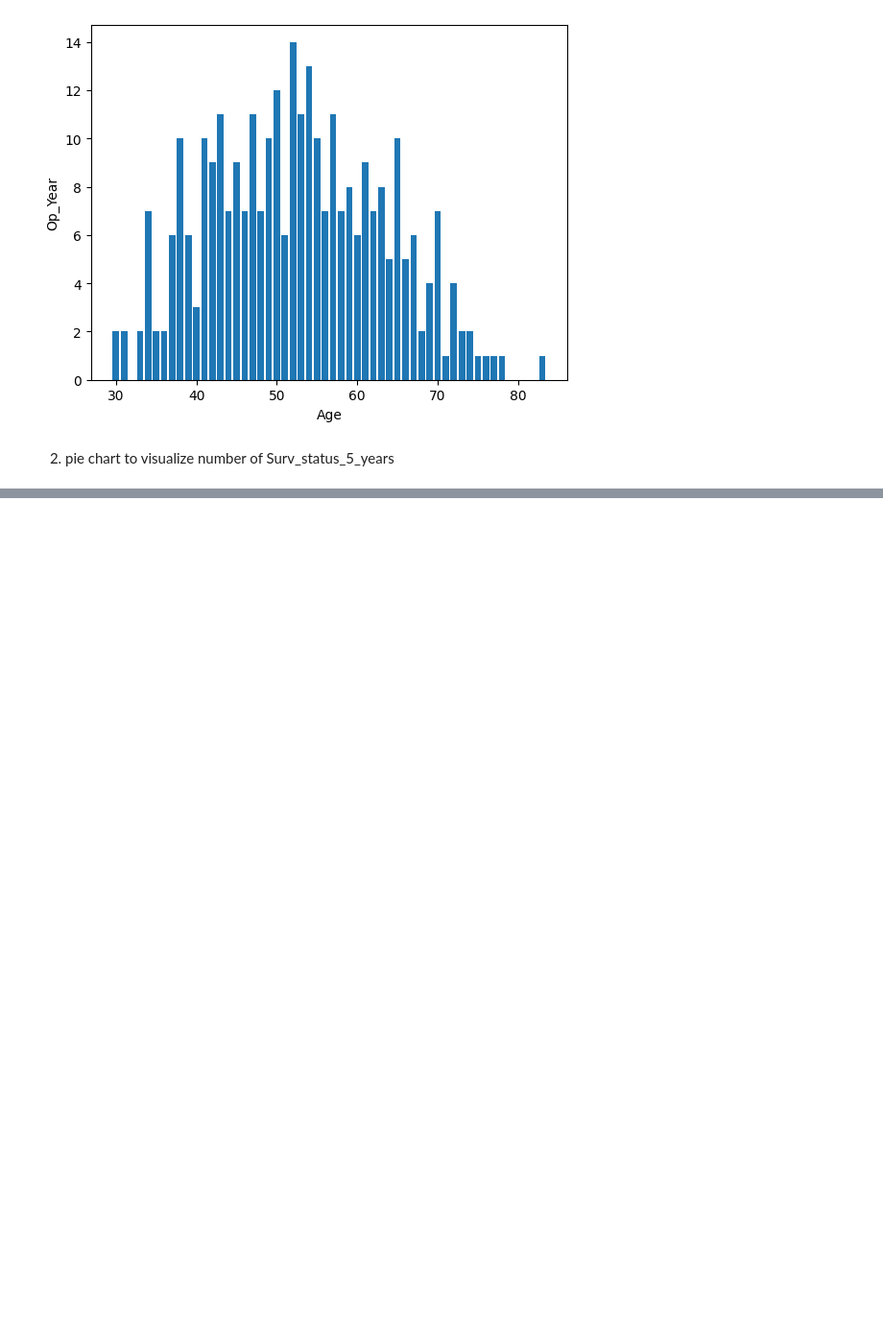
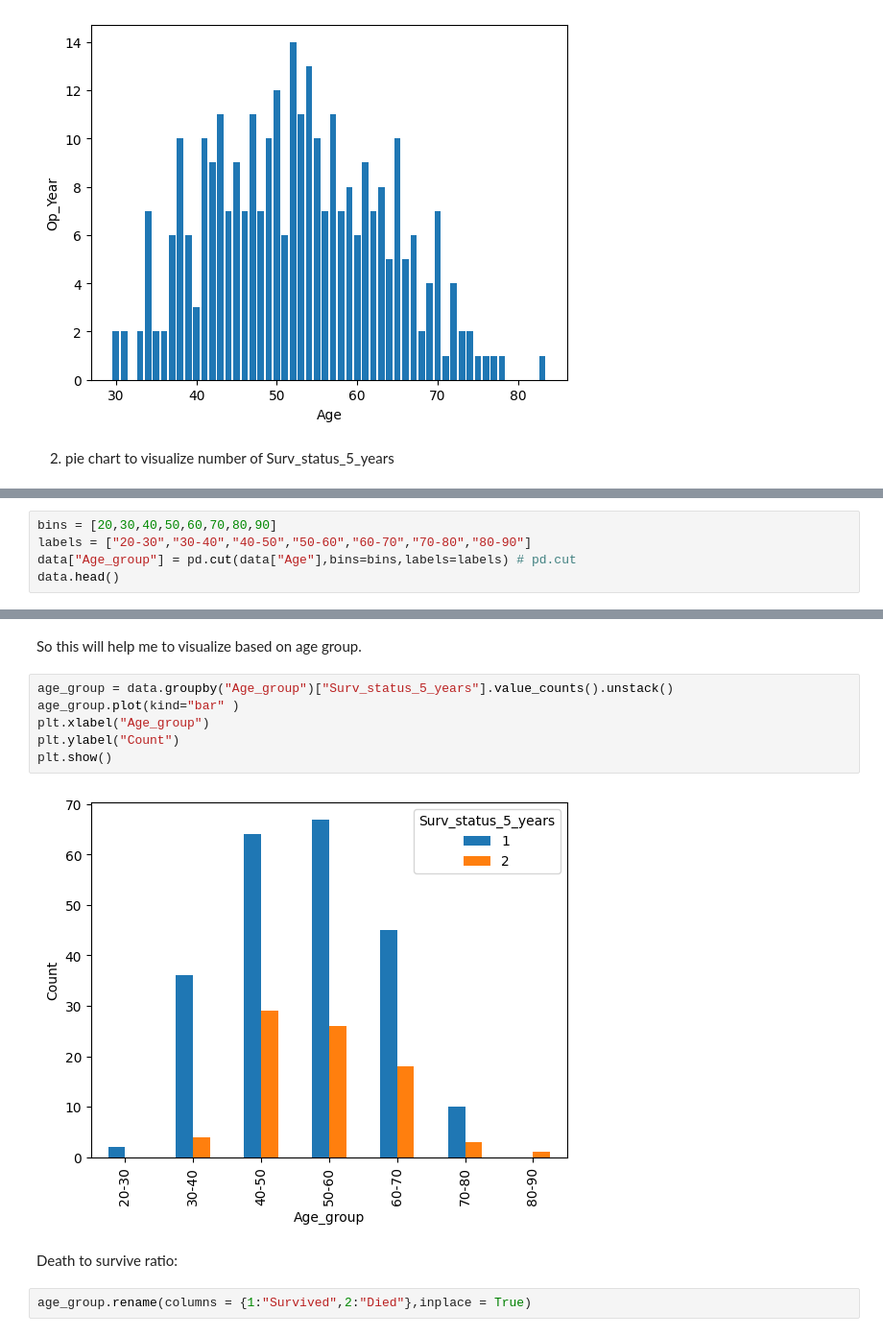
Before and after one commit to anubrata01/Data-mining-college-Assignment, a Jupyter notebook: Haberman’s_Survival_Dataset.ipynb, the cells around one changed output, grey strips where cells are left out. Shown: that part at 96% size. Cells and saved outputs as stored; diff of their text form; blank space fills up the shorter version.

```diff
--- a/Haberman’s_Survival_Dataset.ipynb
+++ b/Haberman’s_Survival_Dataset.ipynb
@@ -192,0 +223,5 @@ plt.show()
+# %%
+bins = [20,30,40,50,60,70,80,90]
+labels = ["20-30","30-40","40-50","50-60","60-70","70-80","80-90"]
+data["Age_group"] = pd.cut(data["Age"],bins=bins,labels=labels) # pd.cut
+data.head()
@@ -192,0 +235,14 @@ plt.show()
+# %% [markdown]
+So this will help me to visualize based on age group.
+# %%
+age_group = data.groupby("Age_group")["Surv_status_5_years"].value_counts().unstack()
+age_group.plot(kind="bar" )
+plt.xlabel("Age_group")
+plt.ylabel("Count")
+plt.show()
+# %% [output]
+[figure, added]
+# %% [markdown]
+Death to survive ratio:
+# %%
+age_group.rename(columns = {1:"Survived",2:"Died"},inplace = True)
```
Also changed, not shown: parts of 35 cells of this notebook.
